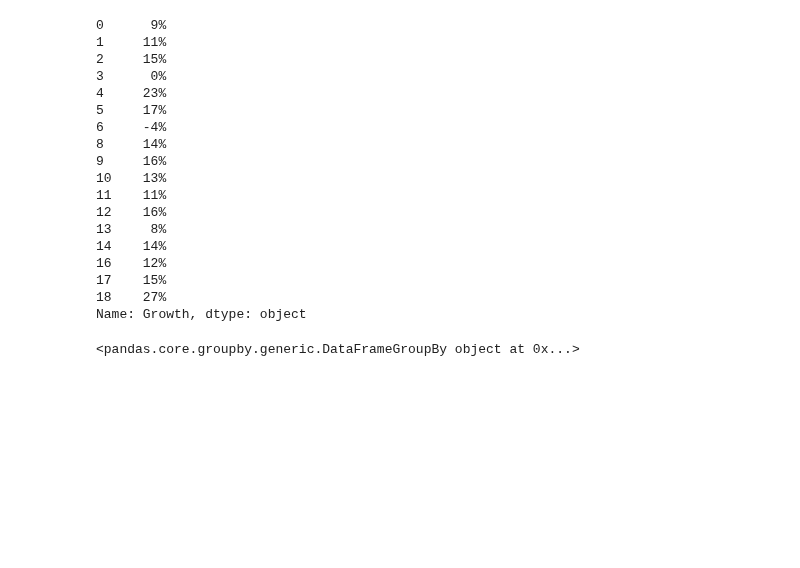
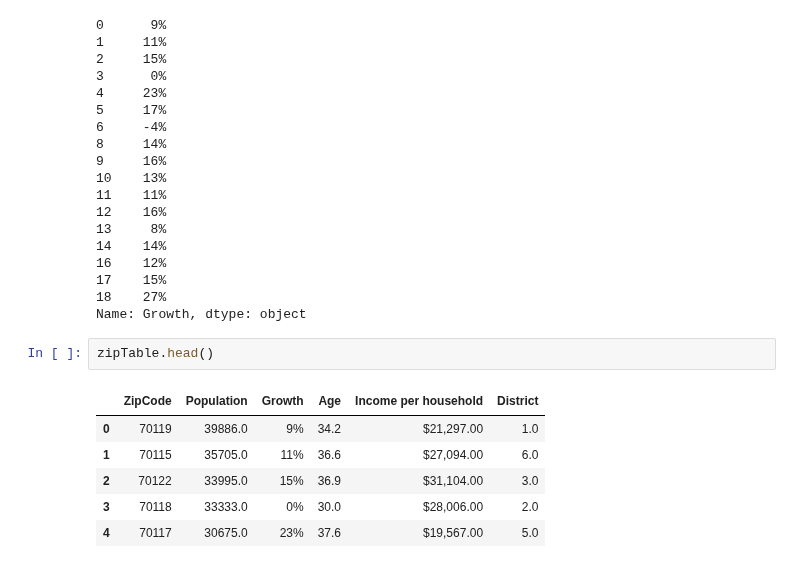
Before and after one commit to yarbschris/ds-final, a Jupyter notebook: finalProject.ipynb, the cells around one changed output. Saved outputs shown, nothing was run; the diff lists cells and outputs as text; blank space fills up the shorter version.

```diff
--- a/finalProject.ipynb
+++ b/finalProject.ipynb
@@ -492,5 +514,11 @@ zipTable["Growth"].replace("%", "")
 18    27%
 Name: Growth, dtype: object
 # %%
+zipTable.head()
 # %% [output]
-<pandas.core.groupby.generic.DataFrameGroupBy object at 0x...>
+|  | ZipCode | Population | Growth | Age | Income per household | District |
+| 0 | 70119 | 39886.0 | 9% | 34.2 | $21,297.00 | 1.0 |
+| 1 | 70115 | 35705.0 | 11% | 36.6 | $27,094.00 | 6.0 |
+| 2 | 70122 | 33995.0 | 15% | 36.9 | $31,104.00 | 3.0 |
+| 3 | 70118 | 33333.0 | 0% | 30.0 | $28,006.00 | 2.0 |
+| 4 | 70117 | 30675.0 | 23% | 37.6 | $19,567.00 | 5.0 |
```
Also changed, not shown: parts of 5 cells of this notebook.
